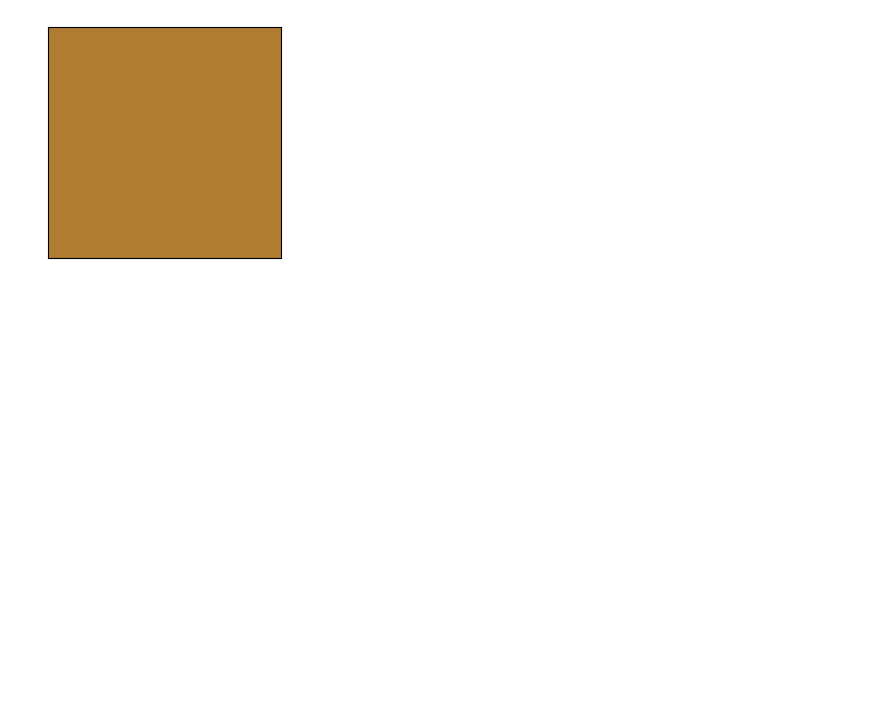
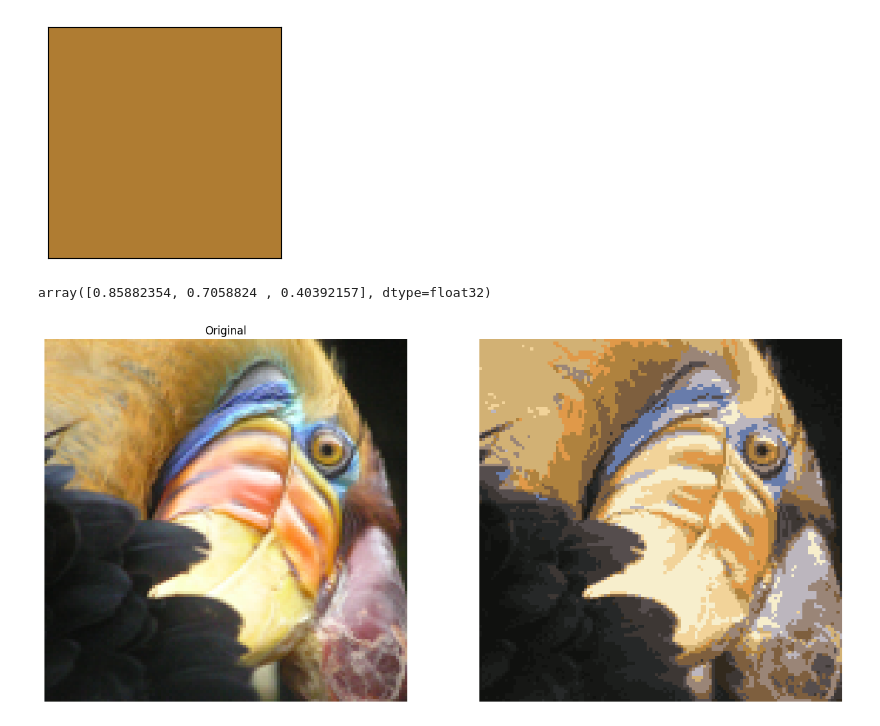
Before and after one commit to shinji-Yama77/ml-models, a Jupyter notebook: unsupervised/kmeanscompression.ipynb, the cells around one changed output. Saved outputs shown, nothing was run; the diff lists cells and outputs as text; code cells hidden in the pictures; blank space fills up the shorter version.

Commit message:
image compress

```diff
--- a/unsupervised/kmeanscompression.ipynb
+++ b/unsupervised/kmeanscompression.ipynb
@@ -36,3 +37,34 @@ ax.set_yticks([])
 plt.show()
 # %% [output]
 [figure]
+# %%
+X_img = np.reshape(original_img, (original_img.shape[0] * original_img.shape[1], 3))
+# %%
+X_img[0]
+# %% [output]
+array([0.85882354, 0.7058824 , 0.40392157], dtype=float32)
+# %%
+km1 = KMeans(10, 16)
+# %%
+centroids, idx = km1.fit(X_img)
+# %%
+X_recovered = centroids[idx, :]
+
+
+# Reshape image into proper dimensions
+X_recovered = np.reshape(X_recovered, original_img.shape)
+# %%
+fig, ax = plt.subplots(1,2, figsize=(16,16))
+plt.axis('off')
+
+ax[0].imshow(original_img)
+ax[0].set_title('Original')
+ax[0].set_axis_off()
+
+
+# Display compressed image
+ax[1].imshow(X_recovered)
+#ax[1].set_title('Compressed with %d colours'%)
+ax[1].set_axis_off()
+# %% [output]
+[figure, added]
```
Also changed, not shown: parts of 1 cell of this notebook, 1 other file.
